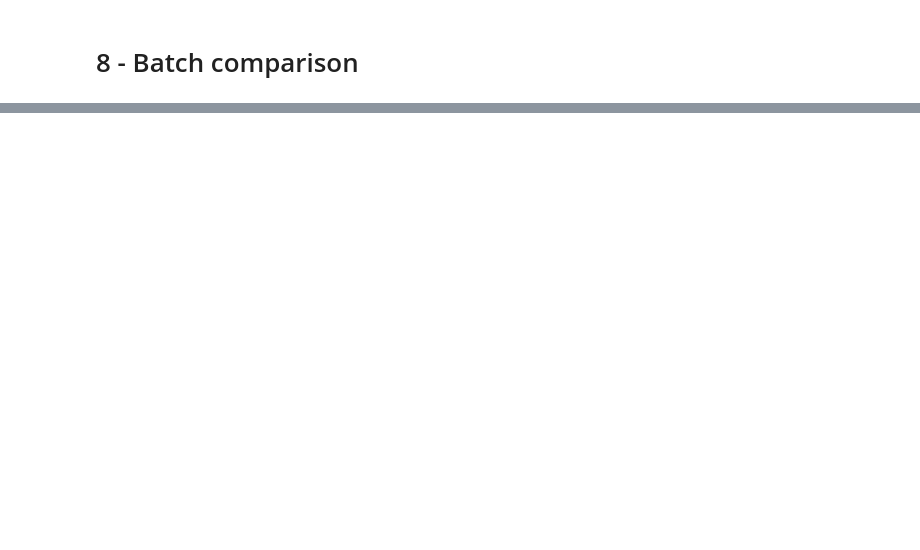
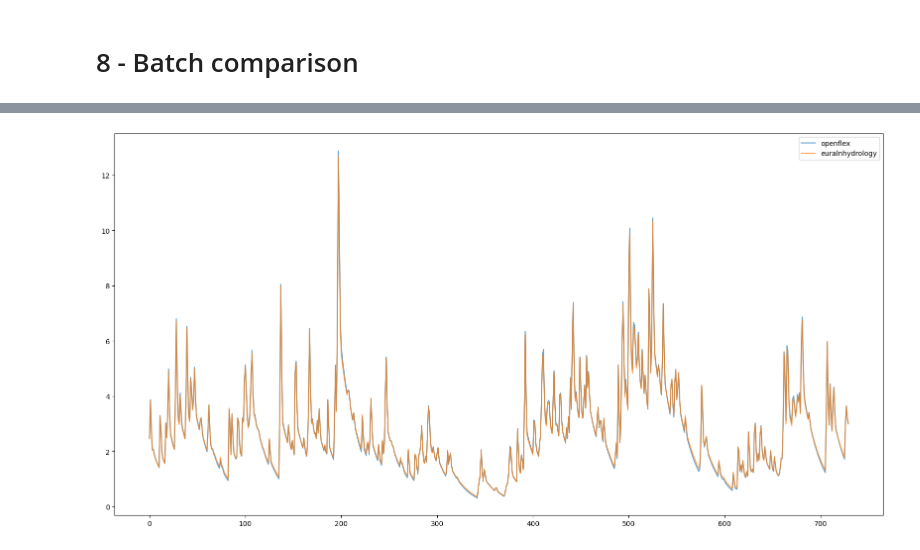
Before and after one commit to Rapfff/neuralhydrology, a Jupyter notebook: vs_superflex.ipynb, the cells around one changed output, grey strips where cells are left out. Saved outputs shown, nothing was run; the diff lists cells and outputs as text; code cells hidden in the pictures; blank space fills up the shorter version.

Commit message:
new version of TR, identical to openflex

```diff
--- a/vs_superflex.ipynb
+++ b/vs_superflex.ipynb
@@ -86,6 +103,19 @@ def load_qobs(basin,train_start,train_end):
 P    = load_p(basin, train_start, train_end)
 Ep   = load_pet(basin, train_start, train_end)
 Qobs = load_qobs(basin, train_start, train_end)
+# %%
+import pandas as pd
+for basin in ["02027500" ,"03026500","05487980","03186500","08175000"]:
+    P = load_p(basin, '01/10/2001', '30/09/2008')
+    Ep = load_pet(basin, '01/10/2001', '30/09/2008')
+    Qobs = load_qobs(basin, '01/10/2001', '30/09/2008')
+    x = pd.DataFrame({
+        'P': P,
+        'Ep': Ep,
+        'Qobs': Qobs,
+        'dates': pd.date_range(start='2001-10-01', periods=len(P))
+    })
+    x.to_csv(basin+'.csv')
 # %% [markdown]
 # 2 - Superflex model creation
 # %%
@@ -238,4 +268,21 @@ if sf_model_parameters[1]<sf_model_parameters[2]:
 # %%
 from neuralhydrology.nh_run import start_run
 from pathlib import Path
-start_run(config_file=Path("examples/07-Superflex/example4.yml", gpu=-1))
+for basin in ['01333000', "02027500", "03026500", "05487980", "03186500", "08175000"]:
+    with open("examples/07-Superflex/1_basin_list.txt",'w') as f:
+        f.write(basin)
+    f1 =  open("examples/07-Superflex/experiment.yml", 'w')
+    f2 =  open("examples/07-Superflex/example4.yml", 'r')
+    l = f2.readline()
+    while l[:7] != 'run_dir':
+        f1.write(l)
+        l = f2.readline()
+    f1.write('run_dir: runs/' + basin + '\n')
+    l = f2.readline()
+    while l:
+        f1.write(l)
+        l = f2.readline()
+    f1.close()
+    f2.close()
+    for _ in range(10):
+        start_run(config_file=Path("examples/07-Superflex/experiment.yml", gpu=-1))
@@ -263,8 +292,8 @@ start_run(config_file=Path("examples/07-Superflex/example4.yml", gpu=-1))
 ## 7.1 - Neuralhydrology outflow and metrics analysis
 # %%
 #===========SET THIS=================
-run_dir = "runs/run_0904_101756"
-epoch_max = 20
+run_dir = "runs/run_1204_111333"
+epoch_max = 10
 validation_interval = 1
 #basins = ["01510000",
 #          "02027500",
@@ -604,0 +817,11 @@ for i,n in enumerate(parameter_names):
+# %%
+# Plot ------------------------------------------------
+f, ax = plt.subplots(figsize=(20, 10))
+ax.plot(fr_output[:-1], alpha=0.7, label='openflex')
+ax.plot(nh_output[1:] , alpha=0.7, label='euralnhydrology')
+#ax.plot(output_sf, '--', alpha=0.5, label='sf')
+#ax.plot(sim, '--', alpha=0.5, label='sim')
+ax.legend()
+plt.show()
+# %% [output]
+[figure, added]
```
Also changed, not shown: parts of 13 cells of this notebook, 4 other files.
